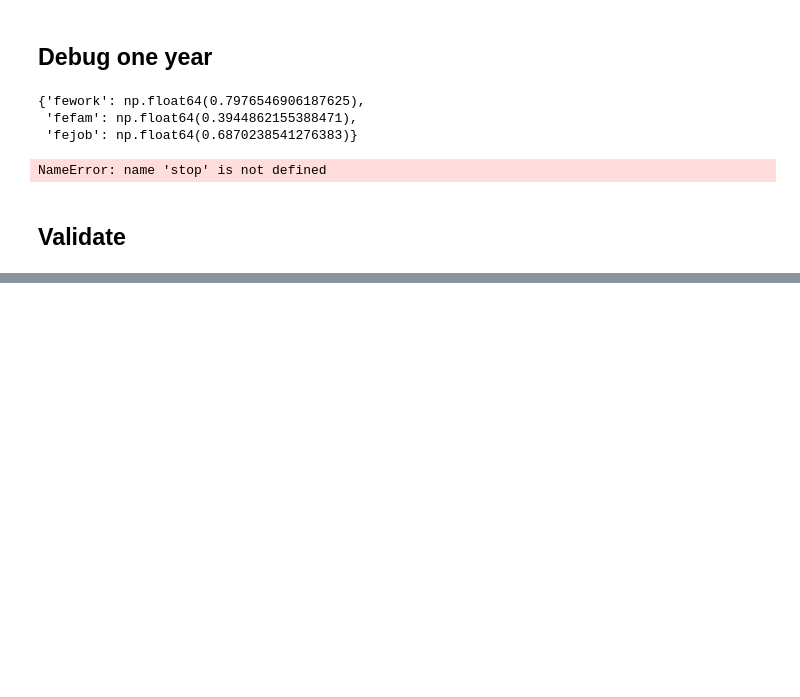
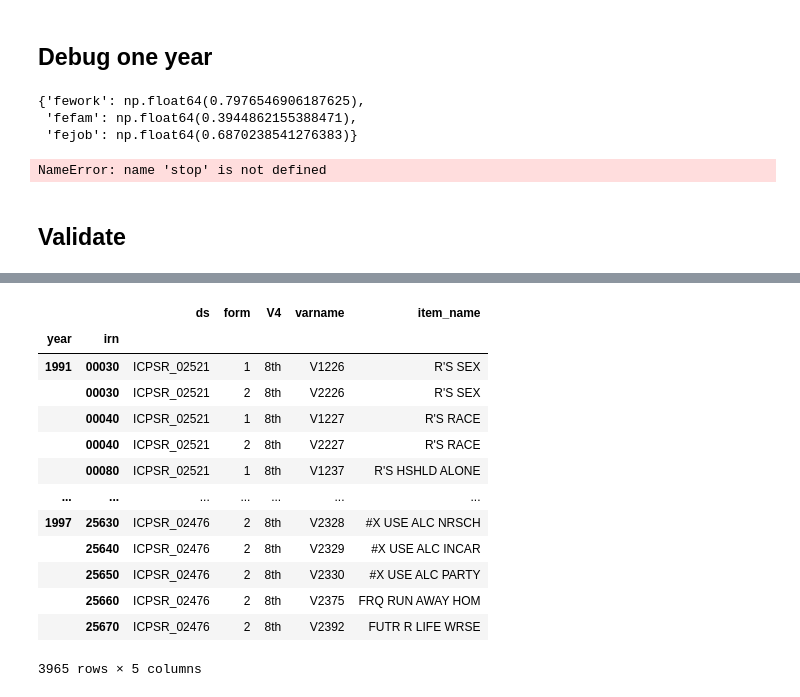
Before and after one commit to AllenDowney/MonitoringTheFuture, a Jupyter notebook: mtf_8_and_10.ipynb, the cells around one changed output, grey strips where cells are left out. Saved outputs shown, nothing was run; the diff lists cells and outputs as text; code cells hidden in the pictures; blank space fills up the shorter version.

```diff
--- a/mtf_8_and_10.ipynb
+++ b/mtf_8_and_10.ipynb
@@ -669,0 +672,6 @@ decorate()
+# %%
+from read_table import create_irn_ref_table
+
+table = pd.read_hdf('cross_time_index.h5', key='table')
+# %%
+new_table = create_irn_ref_table(table)
@@ -669,0 +696,17 @@ decorate()
+# %%
+new_table.set_index(['year', 'irn']).sort_index()
+# %% [output]
+|  |  | ds | form | V4 | varname | item_name |
+| year | irn |  |  |  |  |  |
+| 1991 | 00030 | ICPSR_02521 | 1 | 8th | V1226 | R'S SEX |
+|  | 00030 | ICPSR_02521 | 2 | 8th | V2226 | R'S SEX |
+|  | 00040 | ICPSR_02521 | 1 | 8th | V1227 | R'S RACE |
+|  | 00040 | ICPSR_02521 | 2 | 8th | V2227 | R'S RACE |
+|  | 00080 | ICPSR_02521 | 1 | 8th | V1237 | R'S HSHLD ALONE |
+| ... | ... | ... | ... | ... | ... | ... |
+| 1997 | 25630 | ICPSR_02476 | 2 | 8th | V2328 | #X USE ALC NRSCH |
+|  | 25640 | ICPSR_02476 | 2 | 8th | V2329 | #X USE ALC INCAR |
+|  | 25650 | ICPSR_02476 | 2 | 8th | V2330 | #X USE ALC PARTY |
+|  | 25660 | ICPSR_02476 | 2 | 8th | V2375 | FRQ RUN AWAY HOM |
+|  | 25670 | ICPSR_02476 | 2 | 8th | V2392 | FUTR R LIFE WRSE |
+3965 rows × 5 columns
```
Also changed, not shown: parts of 8 cells of this notebook, 1 other file.
